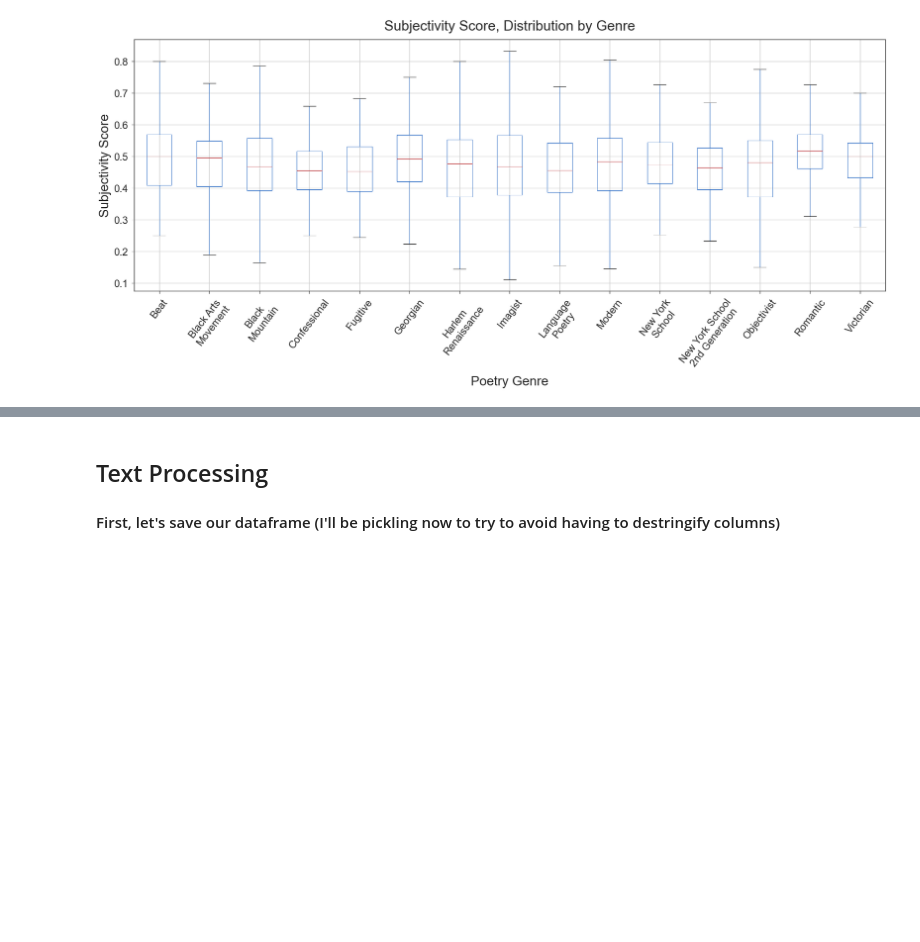
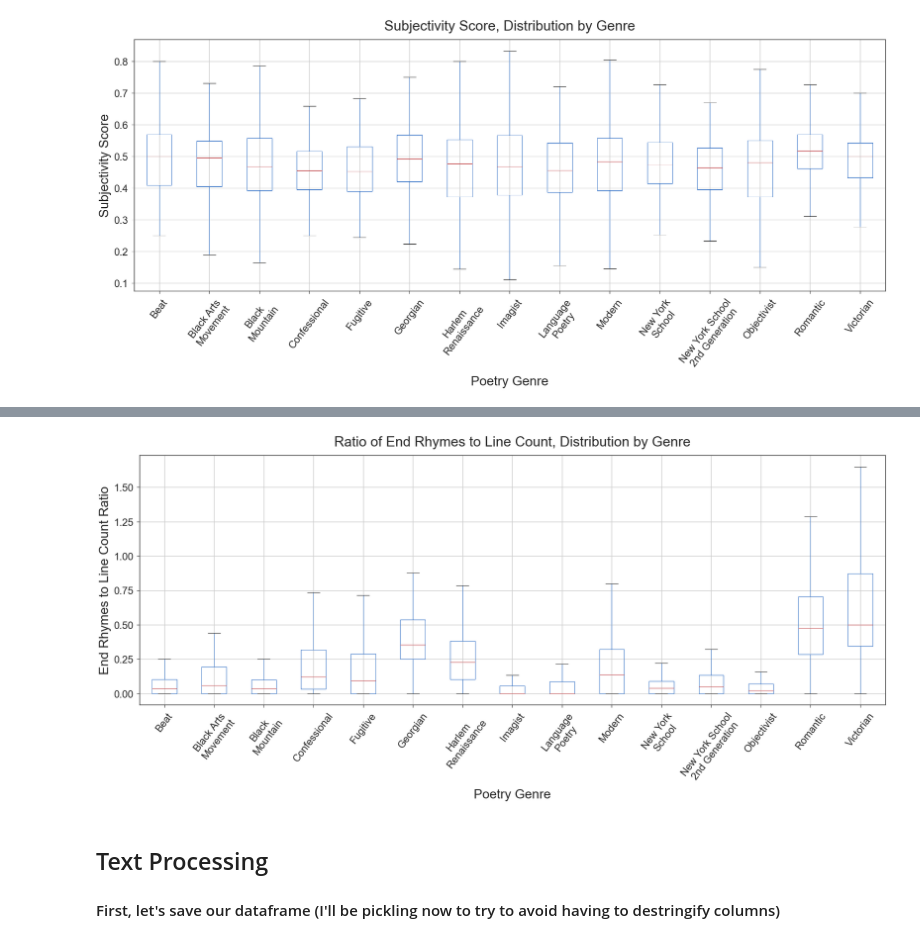
Before and after one commit to p-szymo/poetry_genre_classifier, a Jupyter notebook: eda_processing_feature_engineering_notebook.ipynb, the cells around one changed output, grey strips where cells are left out. Drawn from its saved outputs; the diff is of its cells as text; code cells hidden in the pictures; blank space fills up the shorter version.

```diff
--- a/eda_processing_feature_engineering_notebook.ipynb
+++ b/eda_processing_feature_engineering_notebook.ipynb
@@ -437,0 +539,2 @@ plt.yticks(fontsize=22);
+# %%
+df['end_rhyme_ratio'] = df.num_end_rhymes / df.num_lines
@@ -438,3 +566,23 @@ plt.yticks(fontsize=22);
+# %%
+df.boxplot('end_rhyme_ratio', 'genre', showfliers=False, figsize=(28,10))
+plt.title('Ratio of End Rhymes to Line Count, Distribution by Genre', fontsize=30, pad=20)
+plt.suptitle('')
+plt.xlabel('Poetry Genre', fontsize=28, labelpad=10)
+plt.ylabel('End Rhymes to Line Count Ratio', fontsize=28, labelpad=5)
+
+# obtain x-tick labels and their locations
+locs, labels = plt.xticks()
+# prettify the labels
+labels_pretty = [label.get_text().replace('_', '\n').title() for label in list(labels)]
+labels_pretty[1] = 'Black Arts\nMovement'
+labels_pretty[-5] = 'New York\nSchool'
+labels_pretty[-4] = 'New York School\n2nd Generation'
+# plot the labels
+plt.xticks(ticks=locs, labels=labels_pretty, rotation=52.5, fontsize=22)
+
+plt.yticks(fontsize=22);
+# %% [output]
+[figure, added]
 # %% [markdown]
 ## Text Processing
 #### First, let's save our dataframe (I'll be pickling now to try to avoid having to destringify columns)
```
Also changed, not shown: parts of 64 cells of this notebook, 3 other files.
